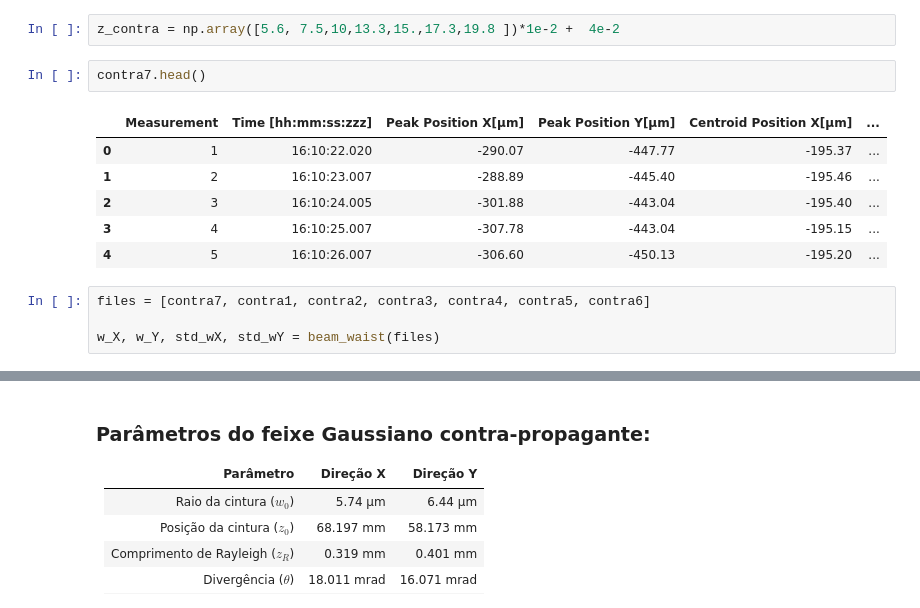
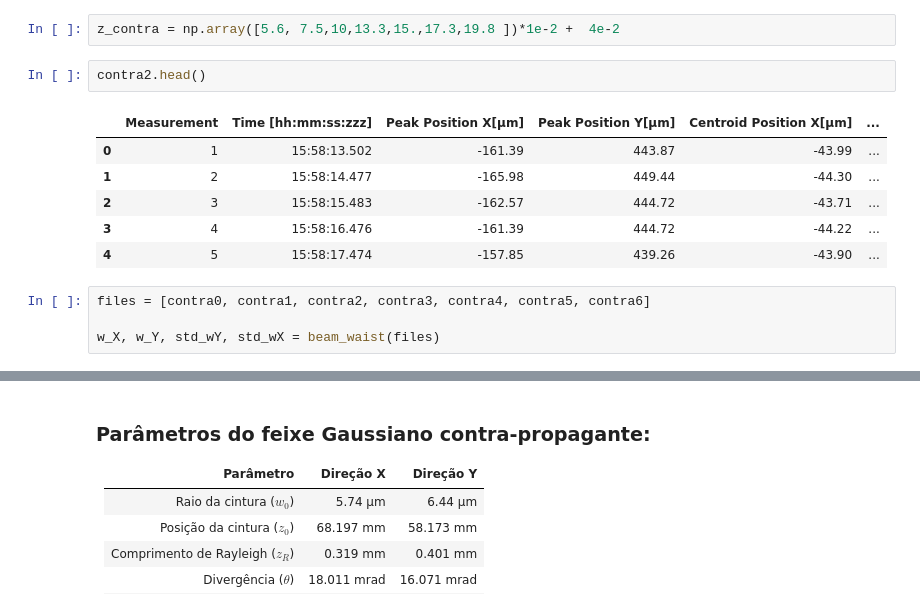
Before and after one commit to pedr19faria/BinSat, a Jupyter notebook: IDOR_Acoplamento.ipynb, the cells around one changed output, grey strips where cells are left out. Drawn from its saved outputs; the diff is of its cells as text.

```diff
--- a/IDOR_Acoplamento.ipynb
+++ b/IDOR_Acoplamento.ipynb
@@ -632,18 +392,18 @@ contra0 = pd.read_csv("Data_2110_650/M7_seq_#001.txt", sep="\t",skiprows=10,enco
 # %%
 z_contra = np.array([5.6, 7.5,10,13.3,15.,17.3,19.8 ])*1e-2 +  4e-2
 # %%
-contra7.head()
+contra2.head()
 # %% [output]
 |  | Measurement | Time [hh:mm:ss:zzz] | Peak Position X[µm] | Peak Position Y[µm] | Centroid Position X[µm] | ... |
-| 0 | 1 | 16:10:22.020 | -290.07 | -447.77 | -195.37 | ... |
-| 1 | 2 | 16:10:23.007 | -288.89 | -445.40 | -195.46 | ... |
-| 2 | 3 | 16:10:24.005 | -301.88 | -443.04 | -195.40 | ... |
-| 3 | 4 | 16:10:25.007 | -307.78 | -443.04 | -195.15 | ... |
-| 4 | 5 | 16:10:26.007 | -306.60 | -450.13 | -195.20 | ... |
+| 0 | 1 | 15:58:13.502 | -161.39 | 443.87 | -43.99 | ... |
+| 1 | 2 | 15:58:14.477 | -165.98 | 449.44 | -44.30 | ... |
+| 2 | 3 | 15:58:15.483 | -162.57 | 444.72 | -43.71 | ... |
+| 3 | 4 | 15:58:16.476 | -161.39 | 444.72 | -44.22 | ... |
+| 4 | 5 | 15:58:17.474 | -157.85 | 439.26 | -43.90 | ... |
 # %%
-files = [contra7, contra1, contra2, contra3, contra4, contra5, contra6]
+files = [contra0, contra1, contra2, contra3, contra4, contra5, contra6]
 
-w_X, w_Y, std_wX, std_wY = beam_waist(files)
+w_X, w_Y, std_wY, std_wX = beam_waist(files)
 # %%
 # Vamos plotar um exemplo:
 plt.errorbar(z_contra*1e2, w_X, yerr = std_wX, fmt='o', ecolor='black', capsize=5, label = 'w_X')
```
Also changed, not shown: parts of 39 cells of this notebook, 1 other file.
